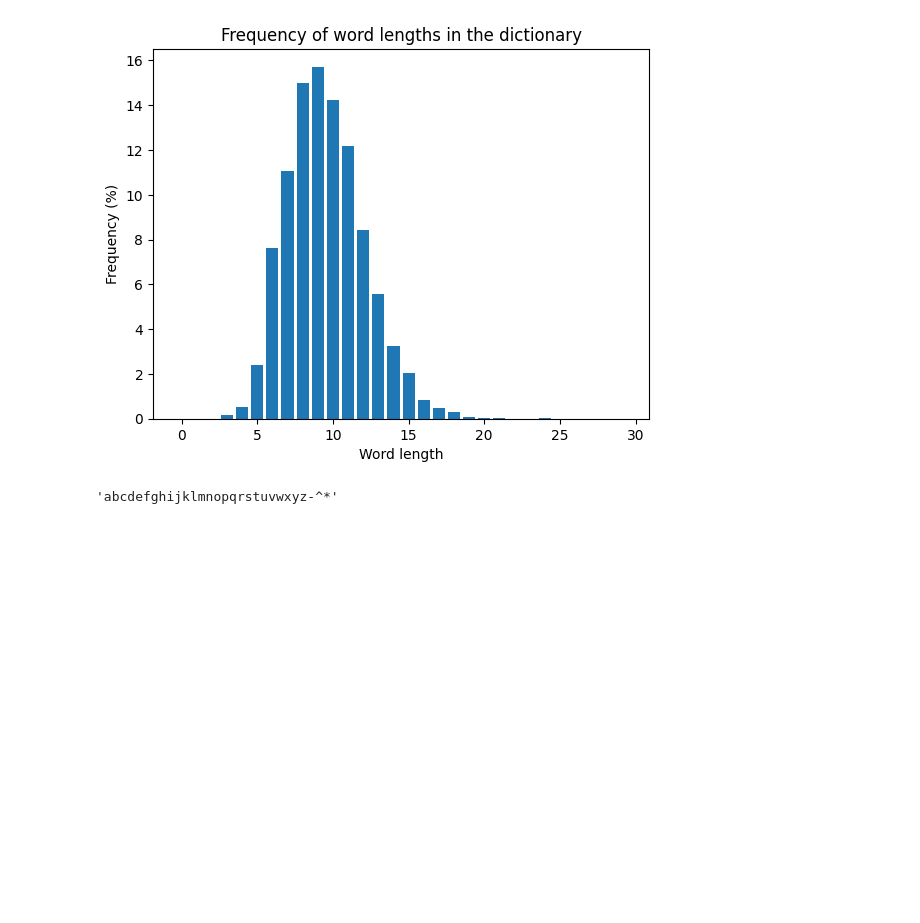
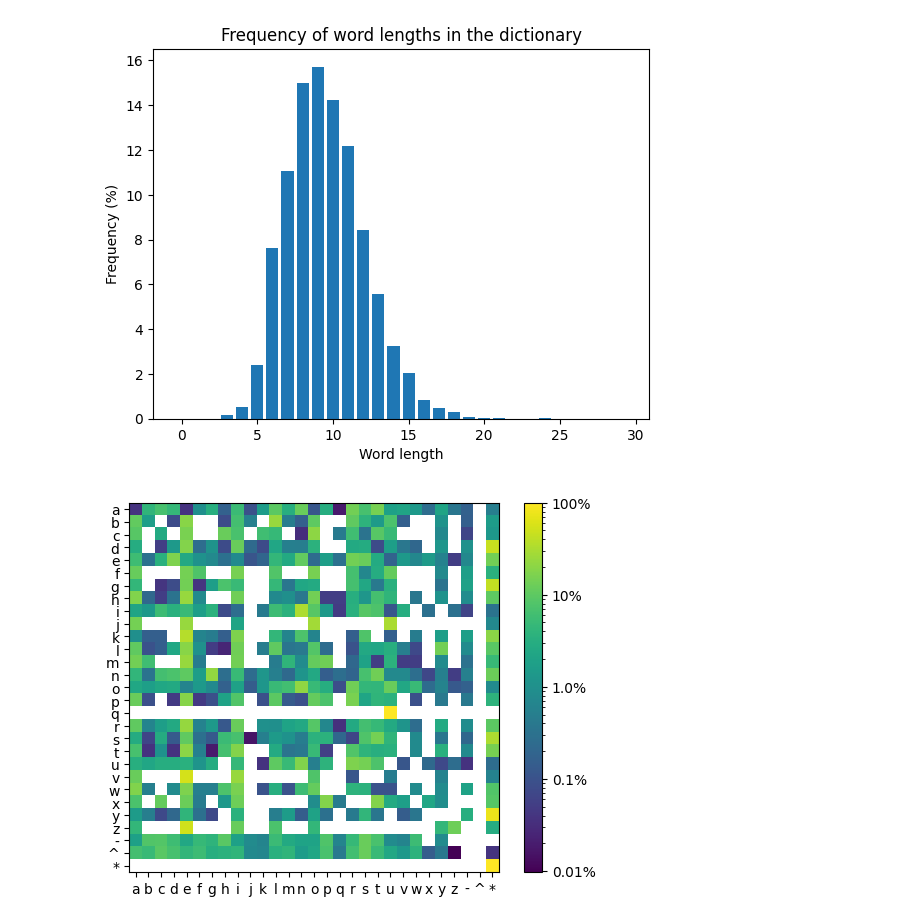
Before and after one commit to pauldubois98/GenerativeAI, a Jupyter notebook: predictNextLetter.ipynb, the cells around one changed output. Drawn from its saved outputs; the diff is of its cells as text; code cells hidden in the pictures; blank space fills up the shorter version.

Commit message:
plot markov diagram

```diff
--- a/predictNextLetter.ipynb
+++ b/predictNextLetter.ipynb
@@ -109,10 +109,6 @@ plt.title('Frequency of word lengths in the dictionary')
 plt.show()
 # %% [output]
 [figure]
-# %%
-ALPHABET
-# %% [output]
-'abcdefghijklmnopqrstuvwxyz-^*'
 # %%
 max_len = 6
 nextS = [np.zeros([N]*k) for k in range(1,max_len)]
@@ -122,3 +118,16 @@ for word in WORDS_LIST:
     for k in range(1,max_len):
         for i in range(len(l)-k+1):
             nextS[k-1][tuple(l[i:i+k])] += 1
+# %%
+letters = ''
+letters_indexes = tuple([ALPHABET.index(letter) for letter in letters])
+Y = nextS[len(letters_indexes)+1][letters_indexes]
+Ynorm = Y/Y.sum(axis=1, keepdims=True)
+plt.imshow(Ynorm*100, norm=mpl.colors.LogNorm())
+plt.xticks(range(N), ALPHABET)
+plt.yticks(range(N), [letters+ch for ch in ALPHABET])
+plt.clim(None,100)
+plt.colorbar(format=mticker.FuncFormatter(lambda x, y: str(int(x) if x>1 else x)+'%') )
+plt.show()
+# %% [output]
+[figure, added]
```
